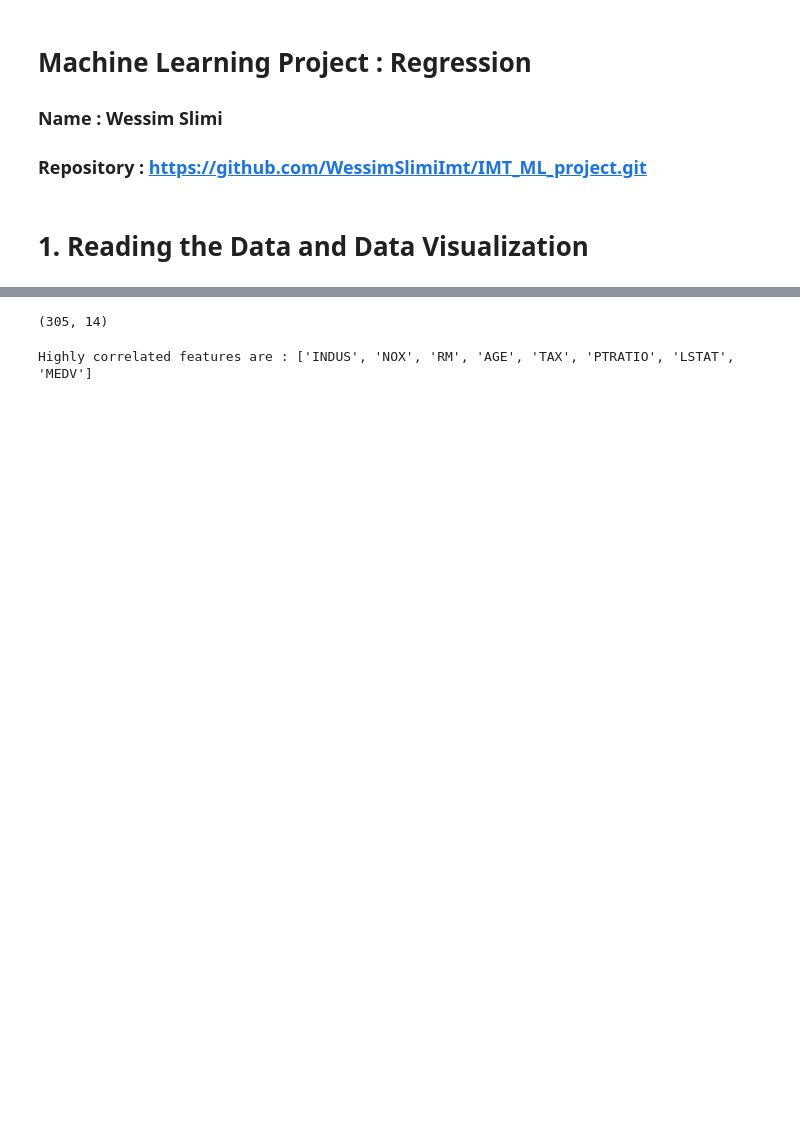
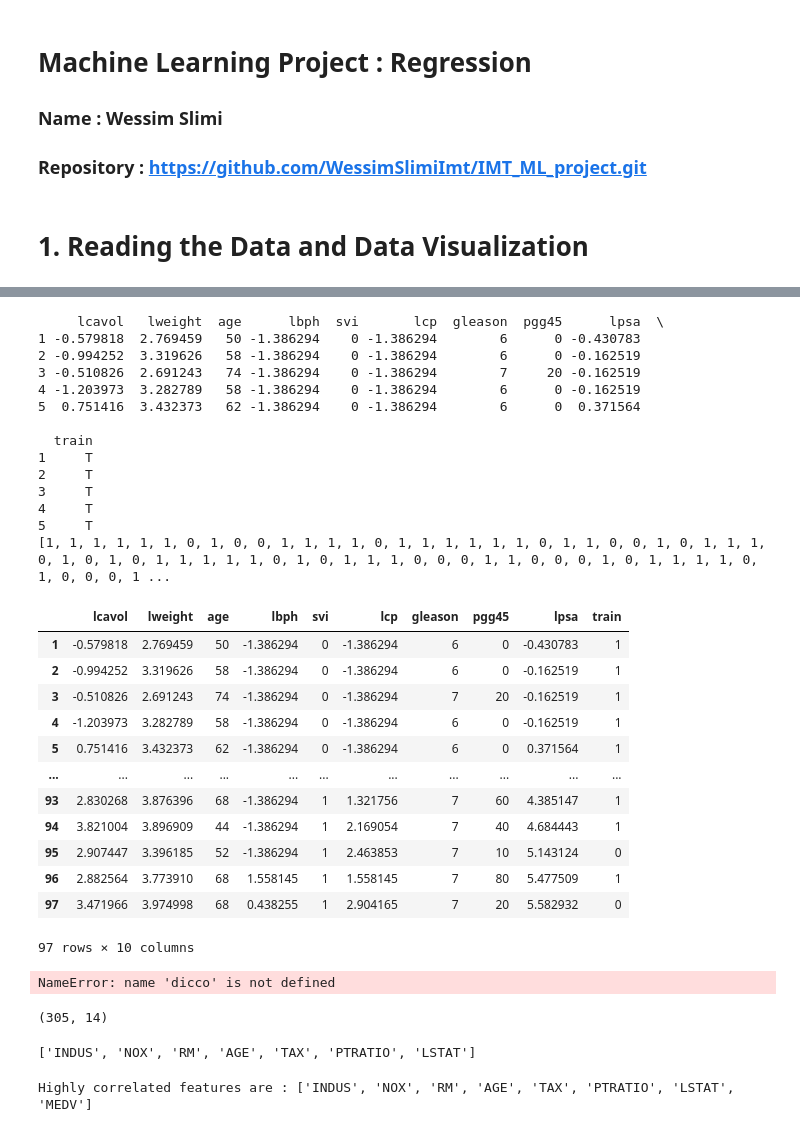
Before and after one commit to Wessim-Slimi/IMT_ML_project, a Jupyter notebook: main.ipynb, the cells around one changed output, grey strips where cells are left out. Cells and saved outputs as stored; diff of their text form; code cells hidden in the pictures; blank space fills up the shorter version.

```diff
--- a/main.ipynb
+++ b/main.ipynb
@@ -36,10 +57,6 @@ test_size = 0.2 # 80% for trainig and 20% for testing
 # %%
-# reading dataset
-df = pd.read_csv(data_path)
-# removing nan values from dataset
-df = df.dropna()
 # removing outliers
-df = df[~(df['MEDV'] >= 50.0)]
+#df = df[~(df['MEDV'] >= 50.0)]
 # normalizing data
 normalized_df=(df-df.min())/(df.max()-df.min())
 # Shuffeling the data
@@ -49,13 +66,3 @@ df_train, df_test = train_test_split(normalized_df, test_size=test_size)
 # reindexing the dataframe
 df_train.index = list(range(len(df_train)))
 df_test.index = list(range(len(df_test)))
-
-# preparing the dataset
-x_train = df_train.loc[:,column_sels]
-y_train = df_train['MEDV']
-x_test = df_test.loc[:,column_sels]
-y_test = df_test['MEDV']
-
-# dataframe that will contain predictions for each model
-res = pd.DataFrame()
-res['GroundTruth'] = y_test
@@ -62,9 +85,73 @@ res['GroundTruth'] = y_test
+# %%
+# Categorical encoding
+def one_hot_encode(df, categorical_names):
+    for name in categorical_names:
+        domain = list(set(df[name]))
+        dico = {}
+        L = list(df[name])
+        for i in range(len(domain)):
+            dico[domain[i]]= i
+        for i in range(len(L)):
+            L[i] = dico[L[i]]
+        print(L)
+        df[name] = L
+    return df
+print(df.head())
+# %% [output]
+     lcavol   lweight  age      lbph  svi       lcp  gleason  pgg45      lpsa  \
+1 -0.579818  2.769459   50 -1.386294    0 -1.386294        6      0 -0.430783
+2 -0.994252  3.319626   58 -1.386294    0 -1.386294        6      0 -0.162519
+3 -0.510826  2.691243   74 -1.386294    0 -1.386294        7     20 -0.162519
+4 -1.203973  3.282789   58 -1.386294    0 -1.386294        6      0 -0.162519
+5  0.751416  3.432373   62 -1.386294    0 -1.386294        6      0  0.371564
+
+  train
+1     T
+2     T
+3     T
+4     T
+5     T
+[1, 1, 1, 1, 1, 1, 0, 1, 0, 0, 1, 1, 1, 1, 0, 1, 1, 1, 1, 1, 1, 0, 1, 1, 0, 0, 1, 0, 1, 1, 1, 0, 1, 0, 1, 0, 1, 1, 1, 1, 1, 0, 1, 0, 1, 1, 1, 0, 0, 0, 1, 1, 0, 0, 0, 1, 0, 1, 1, 1, 1, 0, 1, 0, 0, 0, 1 ...
+|  | lcavol | lweight | age | lbph | svi | lcp | gleason | pgg45 | lpsa | train |
+| 1 | -0.579818 | 2.769459 | 50 | -1.386294 | 0 | -1.386294 | 6 | 0 | -0.430783 | 1 |
+| 2 | -0.994252 | 3.319626 | 58 | -1.386294 | 0 | -1.386294 | 6 | 0 | -0.162519 | 1 |
+| 3 | -0.510826 | 2.691243 | 74 | -1.386294 | 0 | -1.386294 | 7 | 20 | -0.162519 | 1 |
+| 4 | -1.203973 | 3.282789 | 58 | -1.386294 | 0 | -1.386294 | 6 | 0 | -0.162519 | 1 |
+| 5 | 0.751416 | 3.432373 | 62 | -1.386294 | 0 | -1.386294 | 6 | 0 | 0.371564 | 1 |
+| ... | ... | ... | ... | ... | ... | ... | ... | ... | ... | ... |
+| 93 | 2.830268 | 3.876396 | 68 | -1.386294 | 1 | 1.321756 | 7 | 60 | 4.385147 | 1 |
+| 94 | 3.821004 | 3.896909 | 44 | -1.386294 | 1 | 2.169054 | 7 | 40 | 4.684443 | 1 |
+| 95 | 2.907447 | 3.396185 | 52 | -1.386294 | 1 | 2.463853 | 7 | 10 | 5.143124 | 0 |
+| 96 | 2.882564 | 3.773910 | 68 | 1.558145 | 1 | 1.558145 | 7 | 80 | 5.477509 | 1 |
+| 97 | 3.471966 | 3.974998 | 68 | 0.438255 | 1 | 2.904165 | 7 | 20 | 5.582932 | 0 |
+97 rows × 10 columns
+# %%
+dicco
+# %% [output]
+NameError: name 'dicco' is not defined
 # %%
 # removing outliers
 df_train = df_train[~(df_train['MEDV'] >= 50.0)]
 print(np.shape(df_train))
 # %% [output]
 (305, 14)
+# %%
+# return highly correlated features
+def get_correlated_features_name(df, y_name, threshold):
+    correlation_matrix = np.abs(df.corr().round(2))
+    y = correlation_matrix[y_name]
+    column_names = []
+    d = correlation_matrix[y_name]
+    for i in range(len(d)):
+        if d[i]>0.5 and list(d.index)[i]!=y_name:
+            column_names.append(list(d.index)[i])
+    #column_names = column_names.remove(y_name)
+    return column_names
+
+
+get_correlated_features_name(df_train, 'MEDV', 0.5)
+# %% [output]
+['INDUS', 'NOX', 'RM', 'AGE', 'TAX', 'PTRATIO', 'LSTAT']
 # %%
 # checking correlation matrix to know which features will be important than others
 correlation_matrix = np.abs(df_train.corr().round(2))
```
Also changed, not shown: parts of 3 cells of this notebook, 3 other files.
